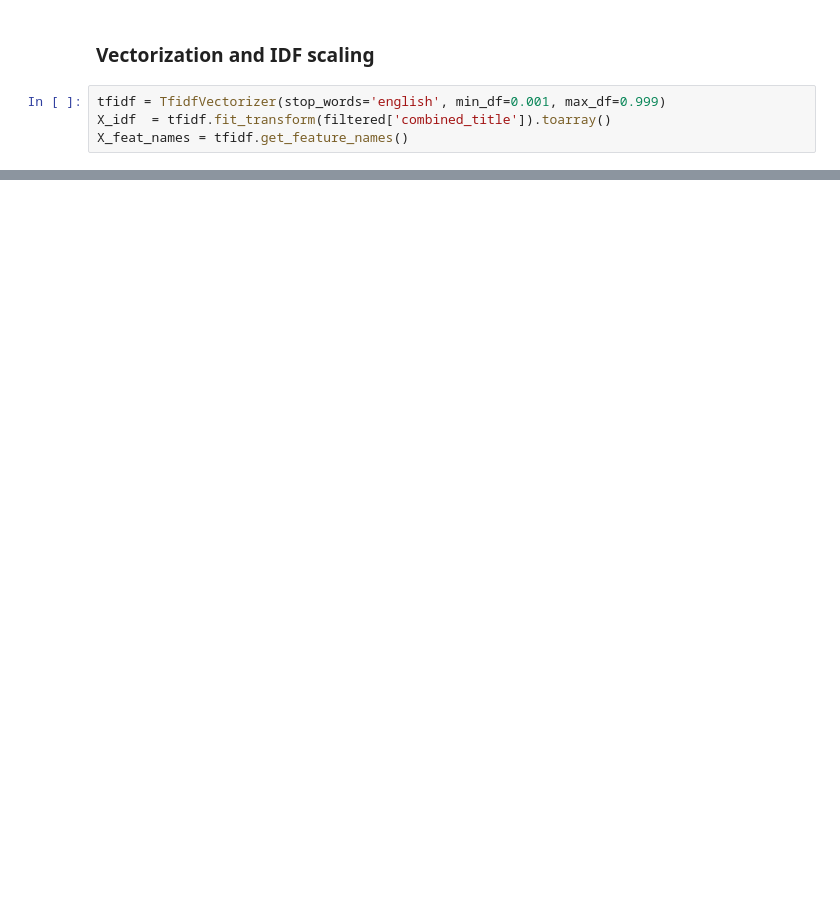
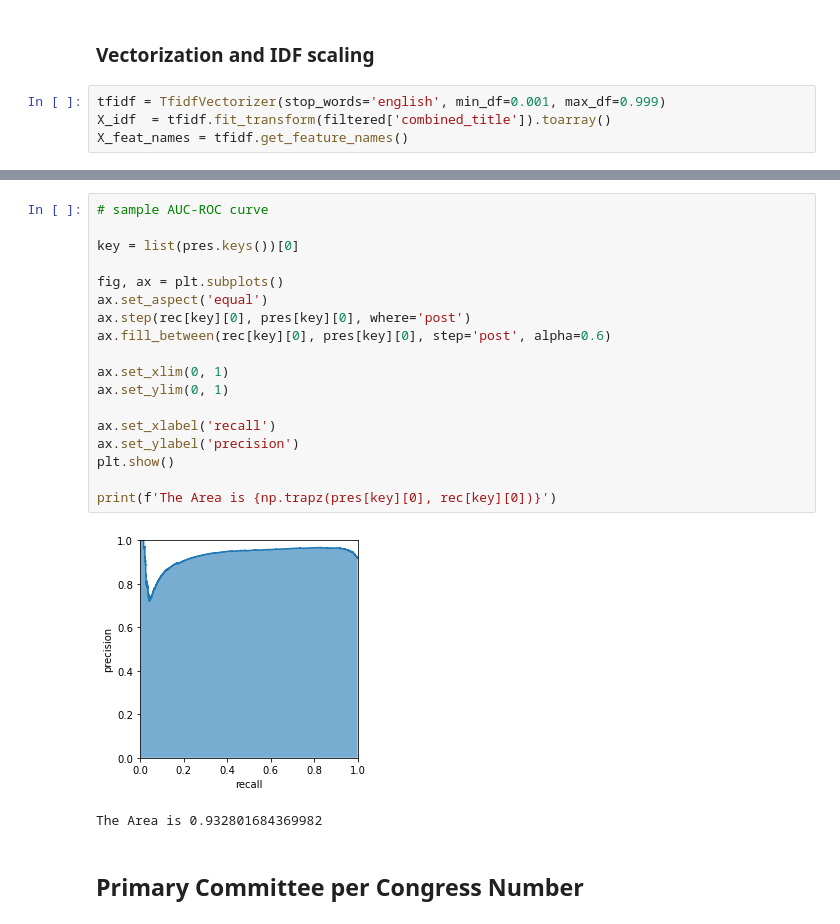
Before and after one commit to May-nerd/dmw-ml-final-project, a Jupyter notebook: ir/querying_engine-2.ipynb, the cells around one changed output, grey strips where cells are left out. Saved outputs shown, nothing was run; the diff lists cells and outputs as text; blank space fills up the shorter version.

```diff
--- a/ir/querying_engine-2.ipynb
+++ b/ir/querying_engine-2.ipynb
@@ -136,0 +174,23 @@ Top 30 search results:
+# %%
+# sample AUC-ROC curve
+
+key = list(pres.keys())[0]
+
+fig, ax = plt.subplots()
+ax.set_aspect('equal')
+ax.step(rec[key][0], pres[key][0], where='post')
+ax.fill_between(rec[key][0], pres[key][0], step='post', alpha=0.6)
+
+ax.set_xlim(0, 1)
+ax.set_ylim(0, 1)
+
+ax.set_xlabel('recall')
+ax.set_ylabel('precision')
+plt.show()
+
+print(f'The Area is {np.trapz(pres[key][0], rec[key][0])}')
+# %% [output]
+[figure, added]
+The Area is 0.932801684369982
+# %% [markdown]
+## Primary Committee per Congress Number
```
Also changed, not shown: parts of 21 cells of this notebook, 9 other files.
